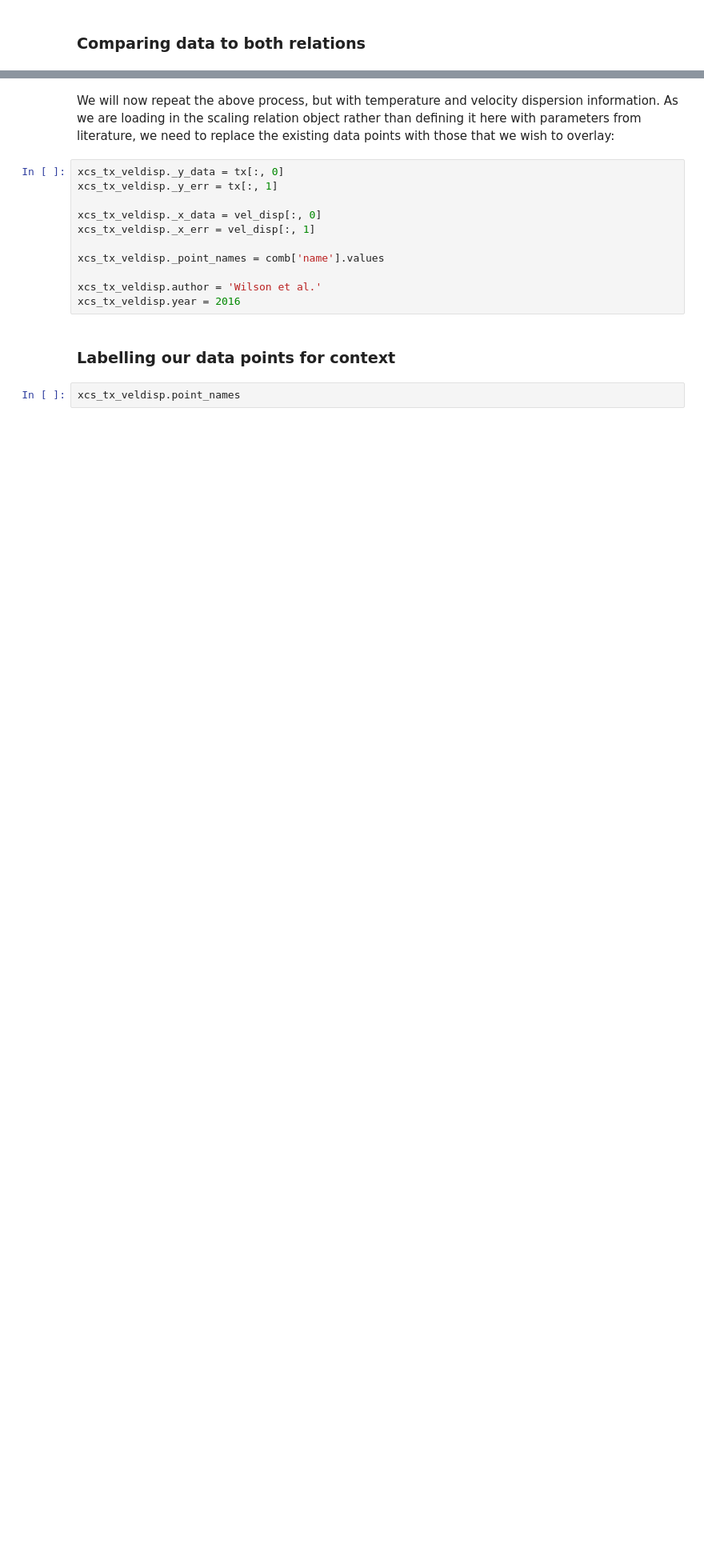
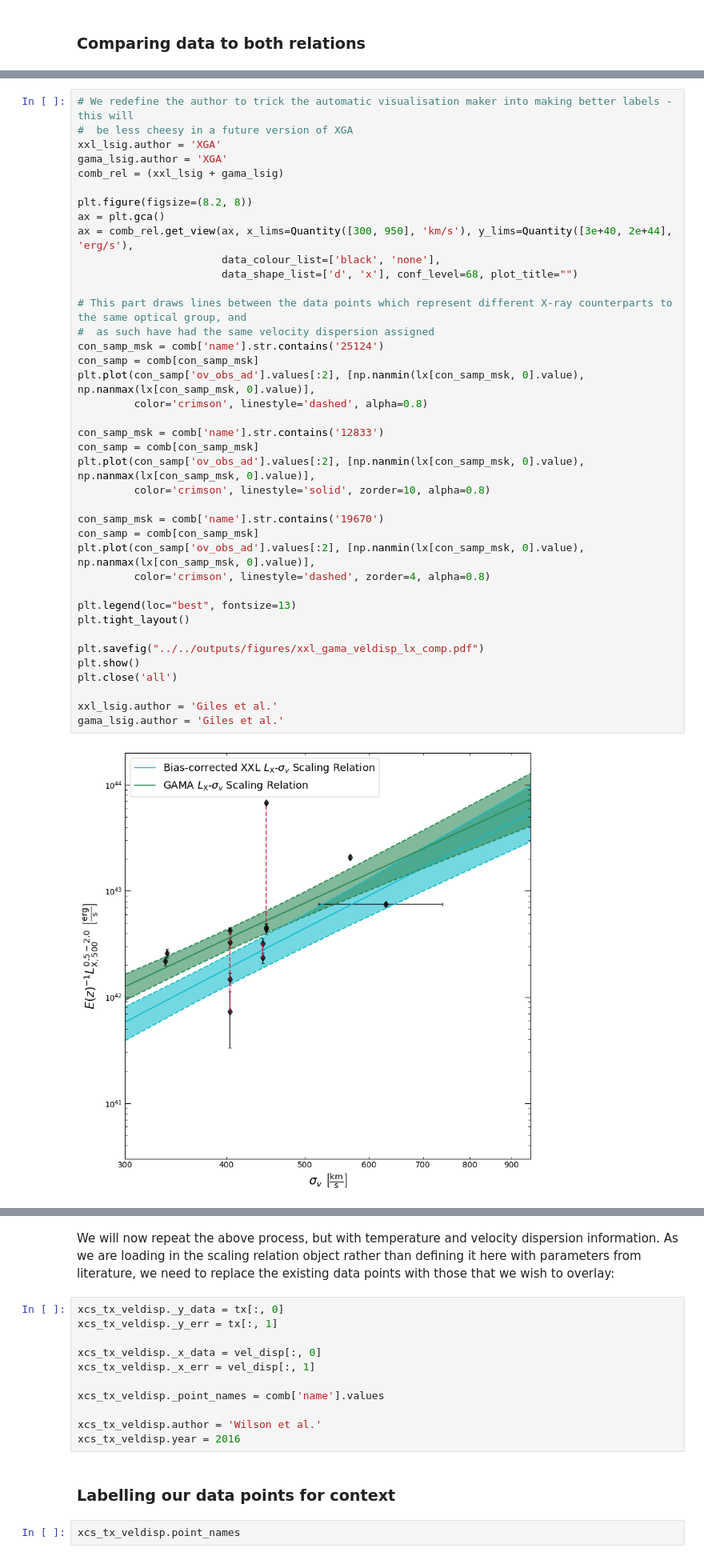
Before and after one commit to DavidT3/OVI_groups, a Jupyter notebook: notebooks/results_analyses/velocity_dispersion_relations.ipynb, the cells around one changed output, grey strips where cells are left out. Shown at 80% size. Saved outputs shown, nothing was run; the diff lists cells and outputs as text; blank space fills up the shorter version.

Commit message:
Made use of the new XGA scaling relation get view method to join points on some scaling relation plots

```diff
--- a/notebooks/results_analyses/velocity_dispersion_relations.ipynb
+++ b/notebooks/results_analyses/velocity_dispersion_relations.ipynb
@@ -198 +182,42 @@ gama_lsig.author = 'Giles et al.'
+# %%
+# We redefine the author to trick the automatic visualisation maker into making better labels - this will
+#  be less cheesy in a future version of XGA
+xxl_lsig.author = 'XGA'
+gama_lsig.author = 'XGA'
+comb_rel = (xxl_lsig + gama_lsig)
+
+plt.figure(figsize=(8.2, 8))
+ax = plt.gca()
+ax = comb_rel.get_view(ax, x_lims=Quantity([300, 950], 'km/s'), y_lims=Quantity([3e+40, 2e+44], 'erg/s'),
+                       data_colour_list=['black', 'none'],
+                       data_shape_list=['d', 'x'], conf_level=68, plot_title="")
+
+# This part draws lines between the data points which represent different X-ray counterparts to the same optical group, and
+#  as such have had the same velocity dispersion assigned
+con_samp_msk = comb['name'].str.contains('25124')
+con_samp = comb[con_samp_msk]
+plt.plot(con_samp['ov_obs_ad'].values[:2], [np.nanmin(lx[con_samp_msk, 0].value), np.nanmax(lx[con_samp_msk, 0].value)],
+         color='crimson', linestyle='dashed', alpha=0.8)
+
+con_samp_msk = comb['name'].str.contains('12833')
+con_samp = comb[con_samp_msk]
+plt.plot(con_samp['ov_obs_ad'].values[:2], [np.nanmin(lx[con_samp_msk, 0].value), np.nanmax(lx[con_samp_msk, 0].value)],
+         color='crimson', linestyle='solid', zorder=10, alpha=0.8)
+
+con_samp_msk = comb['name'].str.contains('19670')
+con_samp = comb[con_samp_msk]
+plt.plot(con_samp['ov_obs_ad'].values[:2], [np.nanmin(lx[con_samp_msk, 0].value), np.nanmax(lx[con_samp_msk, 0].value)],
+         color='crimson', linestyle='dashed', zorder=4, alpha=0.8)
+
+plt.legend(loc="best", fontsize=13)
+plt.tight_layout()
+
+plt.savefig("../../outputs/figures/xxl_gama_veldisp_lx_comp.pdf")
+plt.show()
+plt.close('all')
+
+xxl_lsig.author = 'Giles et al.'
+gama_lsig.author = 'Giles et al.'
+# %% [output]
+[figure, added]
 # %% [markdown]
```
Also changed, not shown: parts of 16 cells of this notebook.
